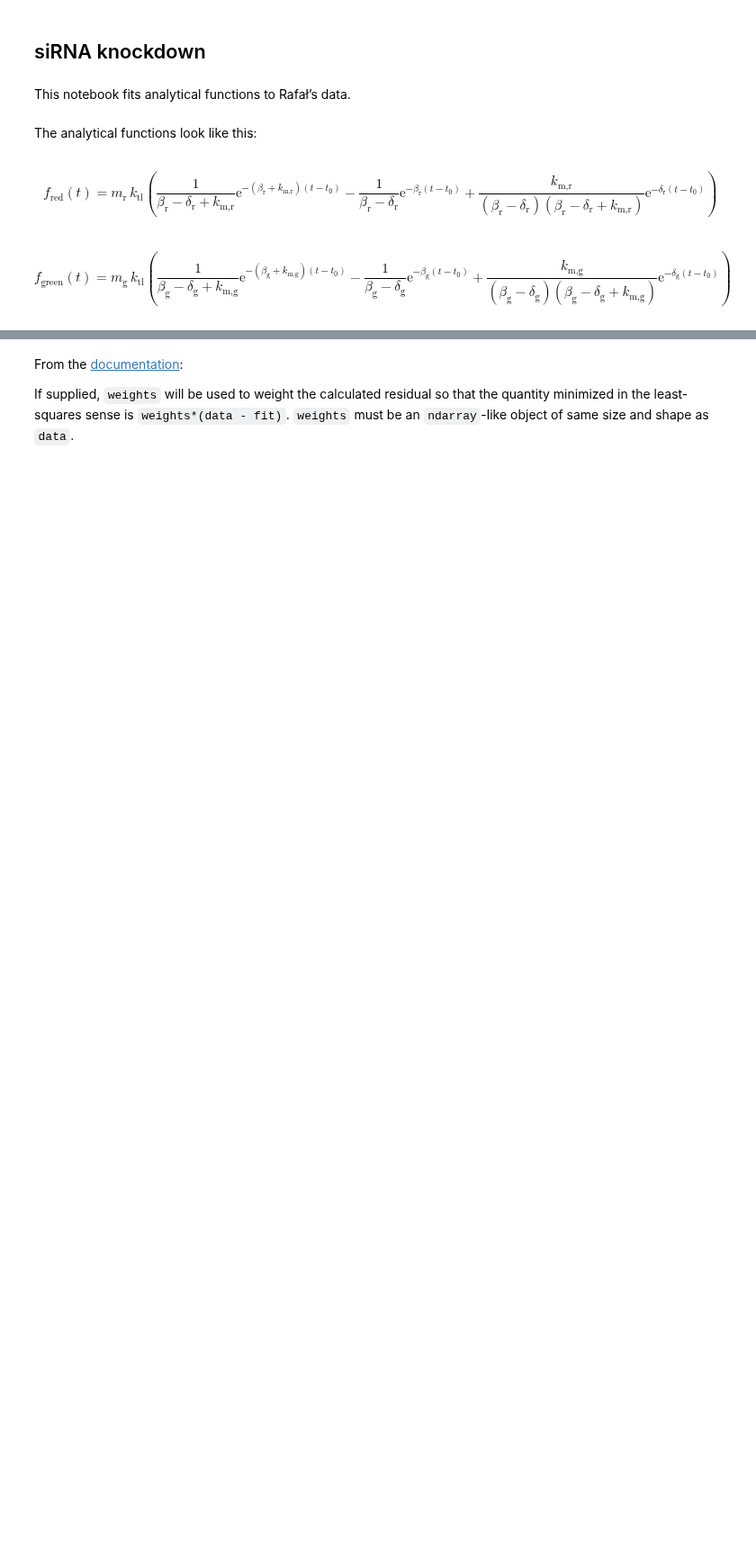
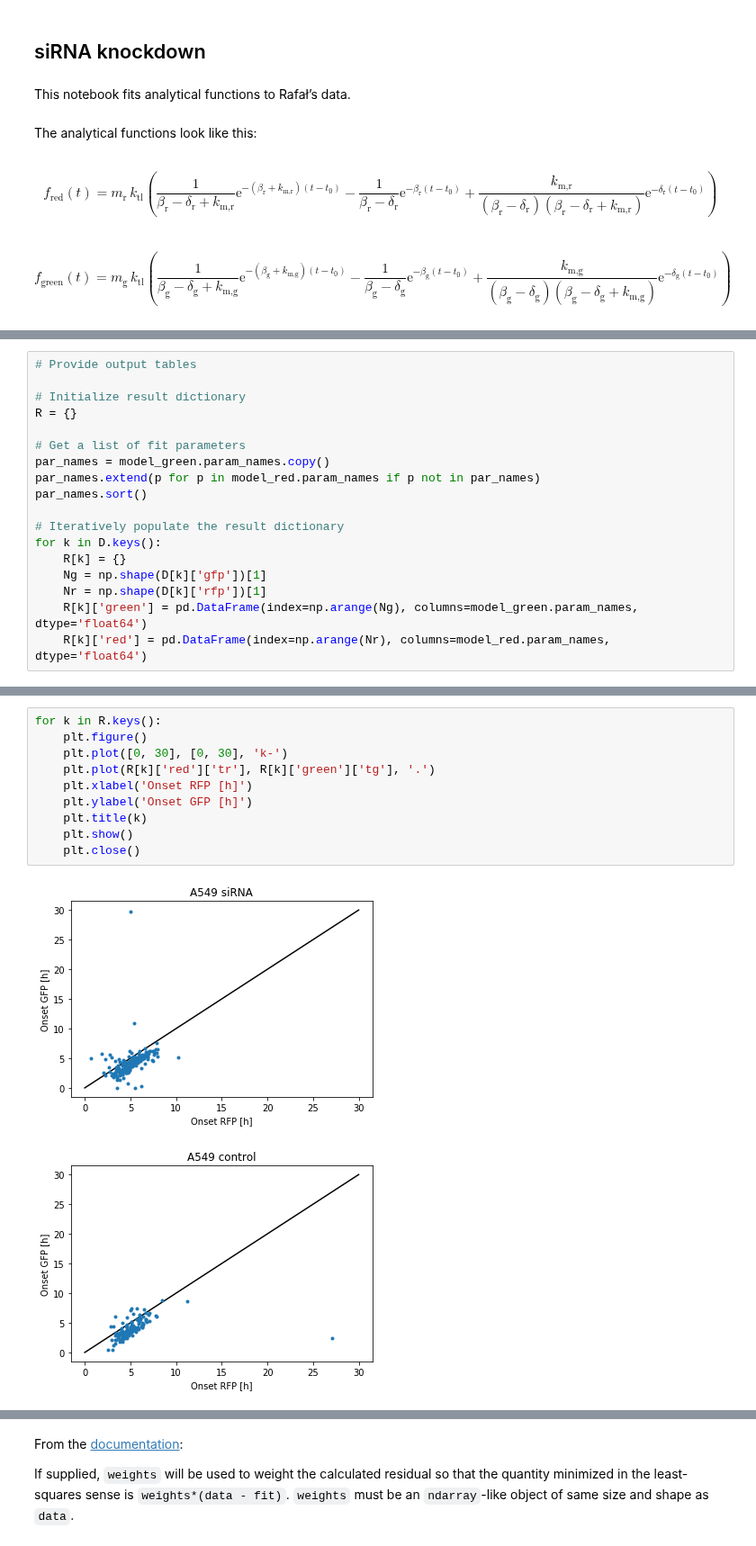
Before and after one commit to SoftmatterLMU-RaedlerGroup/silencing_siRNA, a Jupyter notebook: siRNA knockdown.ipynb, the cells around one changed output, grey strips where cells are left out. Shown at 90% size. Cells and saved outputs as stored; diff of their text form; blank space fills up the shorter version.

Commit message:
Added and fitted experimental data

```diff
--- a/siRNA knockdown.ipynb
+++ b/siRNA knockdown.ipynb
@@ -89,0 +135,18 @@ plt.close()
+# %%
+# Provide output tables
+
+# Initialize result dictionary
+R = {}
+
+# Get a list of fit parameters
+par_names = model_green.param_names.copy()
+par_names.extend(p for p in model_red.param_names if p not in par_names)
+par_names.sort()
+
+# Iteratively populate the result dictionary
+for k in D.keys():
+    R[k] = {}
+    Ng = np.shape(D[k]['gfp'])[1]
+    Nr = np.shape(D[k]['rfp'])[1]
+    R[k]['green'] = pd.DataFrame(index=np.arange(Ng), columns=model_green.param_names, dtype='float64')
+    R[k]['red'] = pd.DataFrame(index=np.arange(Nr), columns=model_red.param_names, dtype='float64')
@@ -89,0 +211,13 @@ plt.close()
+# %%
+for k in R.keys():
+    plt.figure()
+    plt.plot([0, 30], [0, 30], 'k-')
+    plt.plot(R[k]['red']['tr'], R[k]['green']['tg'], '.')
+    plt.xlabel('Onset RFP [h]')
+    plt.ylabel('Onset GFP [h]')
+    plt.title(k)
+    plt.show()
+    plt.close()
+# %% [output]
+[figure, added]
+[figure, added]
```
Also changed, not shown: parts of 13 cells of this notebook, 4 other files.
